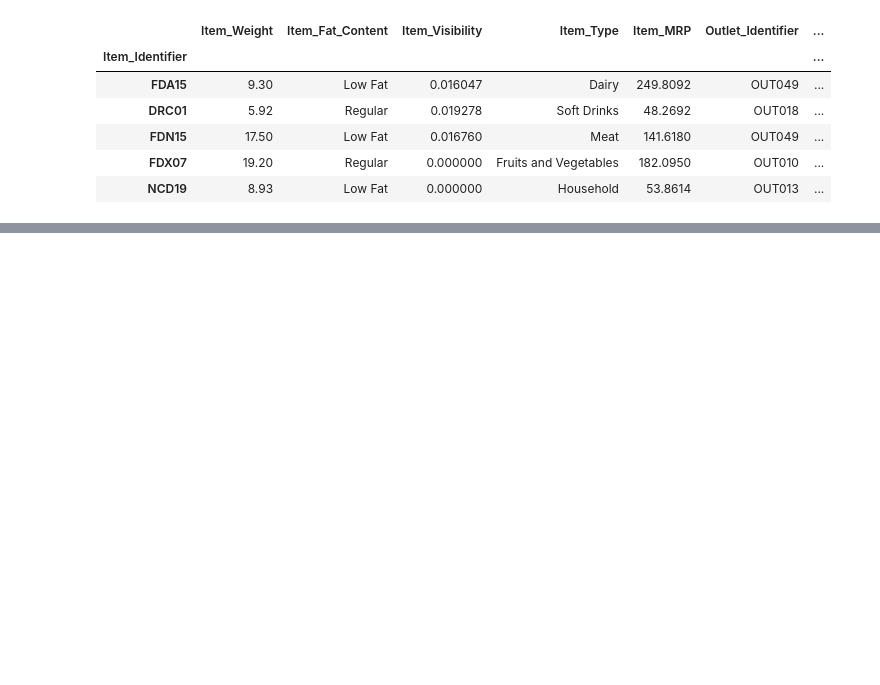
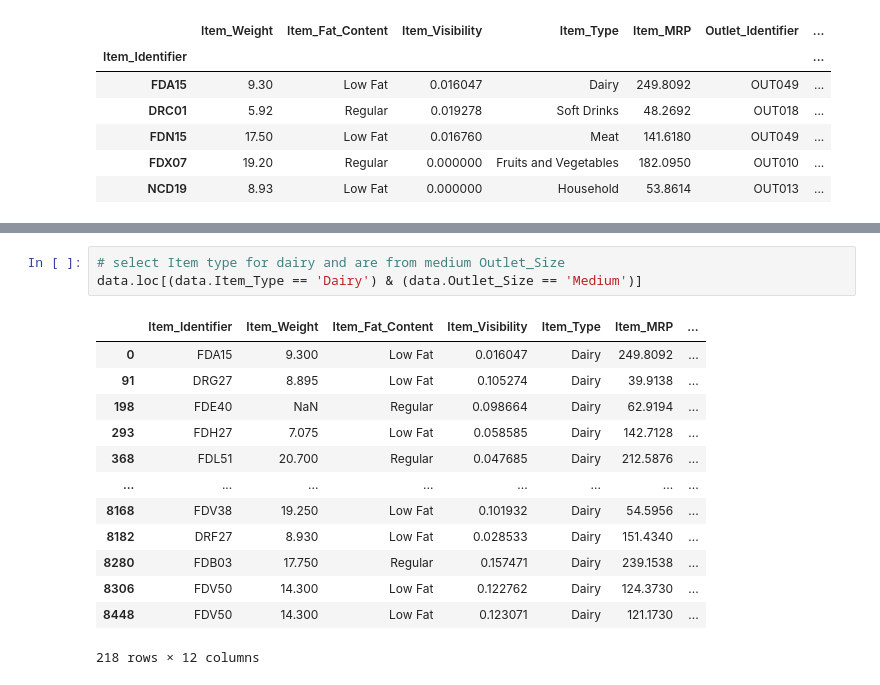
Before and after one commit to peterwainah/Data_analysi, a Jupyter notebook: Kaggle with pandas.ipynb, the cells around one changed output, grey strips where cells are left out. Saved outputs shown, nothing was run; the diff lists cells and outputs as text; blank space fills up the shorter version.

```diff
--- a/Kaggle with pandas.ipynb
+++ b/Kaggle with pandas.ipynb
@@ -64,0 +211,17 @@ unnamed.head()
+# %%
+# select Item type for dairy and are from medium Outlet_Size
+data.loc[(data.Item_Type == 'Dairy') & (data.Outlet_Size == 'Medium')]
+# %% [output]
+|  | Item_Identifier | Item_Weight | Item_Fat_Content | Item_Visibility | Item_Type | Item_MRP | ... |
+| 0 | FDA15 | 9.300 | Low Fat | 0.016047 | Dairy | 249.8092 | ... |
+| 91 | DRG27 | 8.895 | Low Fat | 0.105274 | Dairy | 39.9138 | ... |
+| 198 | FDE40 | NaN | Regular | 0.098664 | Dairy | 62.9194 | ... |
+| 293 | FDH27 | 7.075 | Low Fat | 0.058585 | Dairy | 142.7128 | ... |
+| 368 | FDL51 | 20.700 | Regular | 0.047685 | Dairy | 212.5876 | ... |
+| ... | ... | ... | ... | ... | ... | ... | ... |
+| 8168 | FDV38 | 19.250 | Low Fat | 0.101932 | Dairy | 54.5956 | ... |
+| 8182 | DRF27 | 8.930 | Low Fat | 0.028533 | Dairy | 151.4340 | ... |
+| 8280 | FDB03 | 17.750 | Regular | 0.157471 | Dairy | 239.1538 | ... |
+| 8306 | FDV50 | 14.300 | Low Fat | 0.122762 | Dairy | 124.3730 | ... |
+| 8448 | FDV50 | 14.300 | Low Fat | 0.123071 | Dairy | 121.1730 | ... |
+218 rows × 12 columns
```
Also changed, not shown: parts of 20 cells of this notebook, 1 other file.
